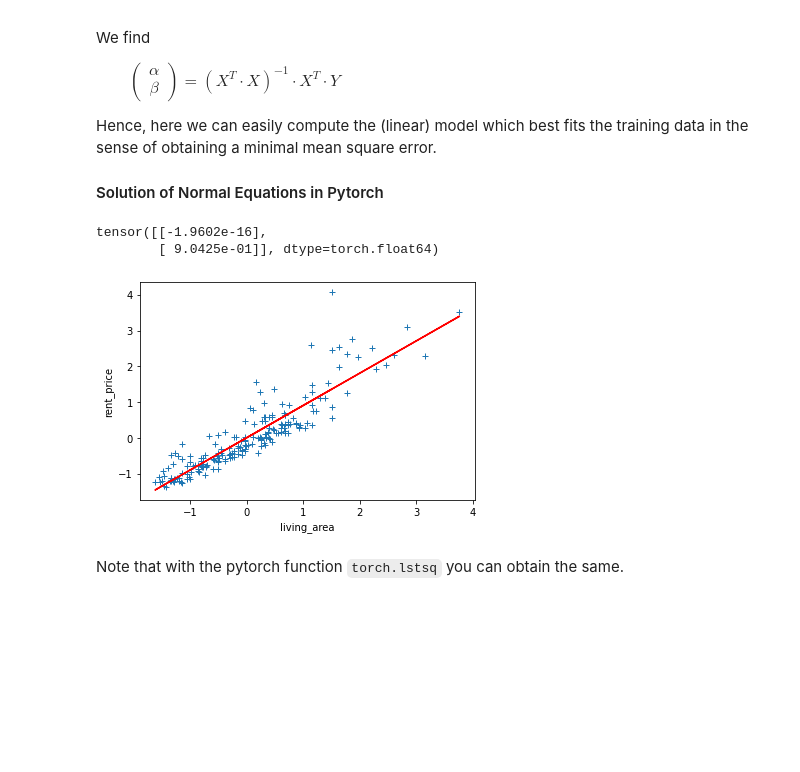
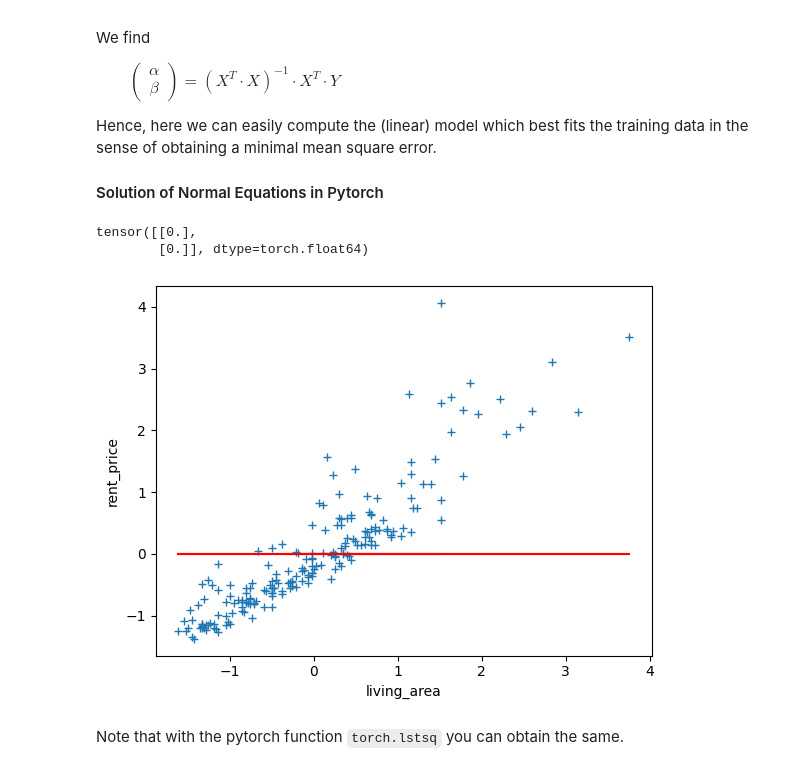
Before and after one commit to MehrLinard/DeLearnSpr26, a Jupyter notebook: Ex2/pw02_lin_regression_GD_stud.ipynb, the cells around one changed output. Drawn from its saved outputs; the diff is of its cells as text; code cells hidden in the pictures; blank space fills up the shorter version.

```diff
--- a/Ex2/pw02_lin_regression_GD_stud.ipynb
+++ b/Ex2/pw02_lin_regression_GD_stud.ipynb
@@ -63,29 +63,29 @@ Hence, here we can easily compute the (linear) model which best fits the trainin
 # %%
 N = x.size
 
 # YOUR CODE (START)
 # compose torch tensors X,Y of shape (N,2) and (N,1) respectively
-X = ...
-Y = ...
+X = torch.tensor(np.c_[np.ones(N), x], dtype=torch.float64)
+Y = torch.tensor(y.reshape(N, 1), dtype=torch.float64)
 
 # solution of normal equations, 'a' a torch tensor of shape (2,1) that contains parameters alpha and beta, which shall be optimized
-a_exact = ...
+a_exact = torch.zeros((2, 1), dtype=torch.float64)
 
 # prediction
-Yhat = ...
+Yhat = X@a_exact
 
 # YOUR CODE (END)
 
 # plot
 plt.plot(X[:,1],Y,"+")
 plt.plot(X[:,1],Yhat,'r')
 plt.xlabel("living_area")
 plt.ylabel("rent_price")
 print(a_exact)
 # %% [output]
-tensor([[-1.9602e-16],
-        [ 9.0425e-01]], dtype=torch.float64)
+tensor([[0.],
+        [0.]], dtype=torch.float64)
-[figure, old version]
+[figure, new version]
 # %% [markdown]
 Note that with the pytorch function `torch.lstsq` you can obtain the same.
 # %% [markdown]
```
Also changed, not shown: parts of 4 cells of this notebook, 3 other files.
